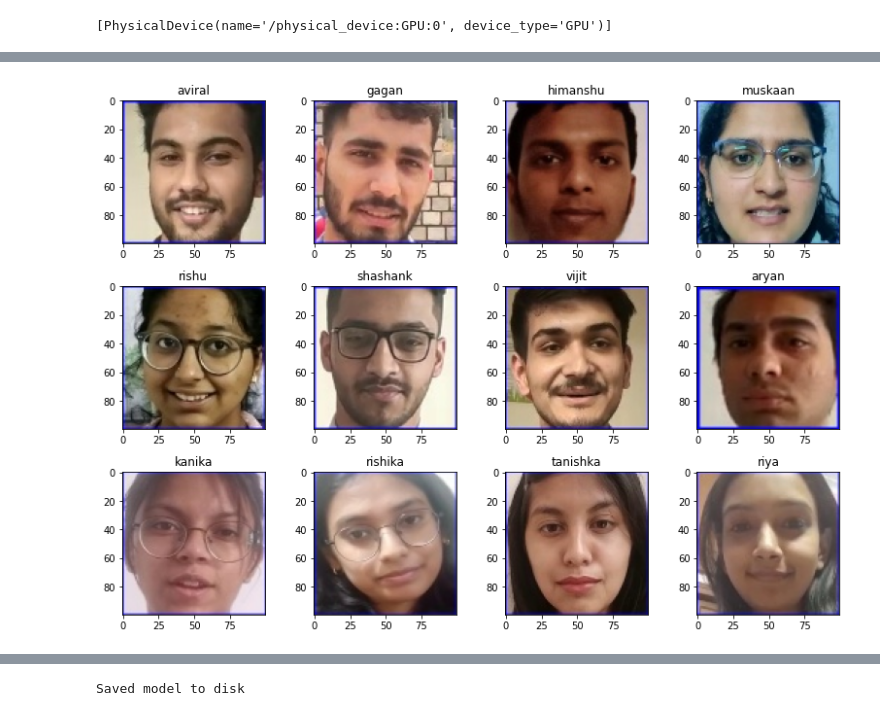
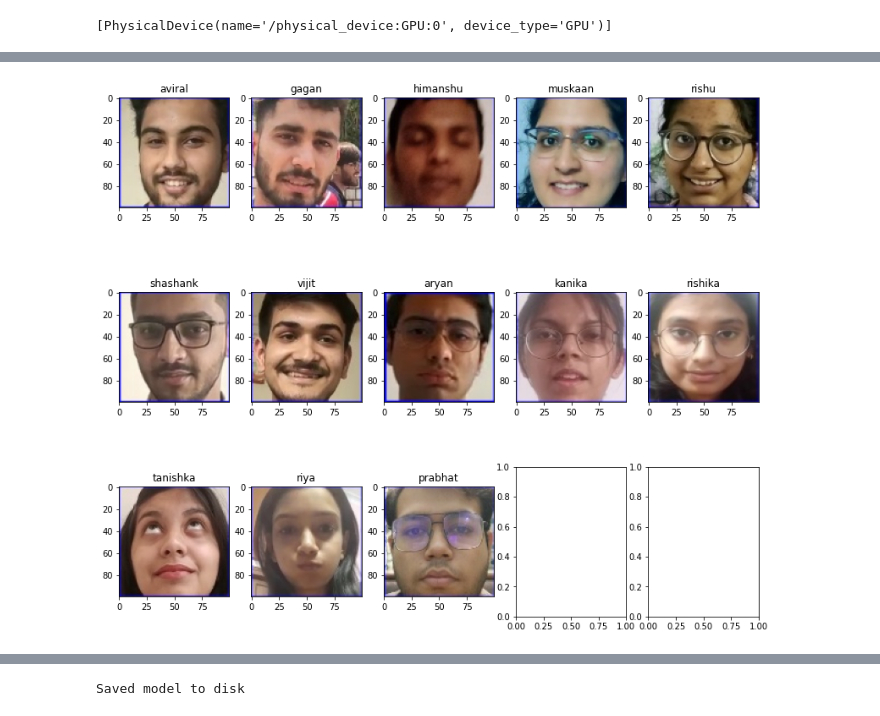
Before and after one commit to prabhatmalhan/face_recognition, a Jupyter notebook: model making/train.ipynb, the cells around one changed output, grey strips where cells are left out. Saved outputs shown, nothing was run; the diff lists cells and outputs as text; code cells hidden in the pictures.

```diff
--- a/model making/train.ipynb
+++ b/model making/train.ipynb
@@ -41,23 +42,25 @@ x
 # %%
-figure, axis = plt.subplots(3, 4,figsize=(15,15))
+figure, axis = plt.subplots(3, 5,figsize=(15,15))
 k=0
-ind=[random.randint(0,801) for i in range(12)]
+ind=[random.randint(0,801) for i in range(13)]
 for i in range(3):
-    for j in range(4):
+    for j in range(5):
         frame = cv.imread(os.path.join('..','dataset','train',str(k),str(ind[k])+'.jpg'))
         frame=cv.cvtColor(frame,cv.COLOR_RGB2BGR)
         axis[i,j].imshow(frame)
         axis[i,j].set_title(x[str(k)])
         k+=1
+        if k==13:
+            break
 plt.subplots_adjust(left=0.2,
                     bottom=0.01,
                     right=0.9,
-                    top=0.5,
+                    top=0.6,
                     wspace=0.2,
                     hspace=0.3)
 plt.show()
 # %% [output]
-[figure, old version]
+[figure, new version]
 # %%
 img_gen = ImageDataGenerator(rescale=1./255,zoom_range=0.5,validation_split=0.2,shear_range=0.5)
 # %%
```
Also changed, not shown: parts of 11 cells of this notebook, 3 other files.
